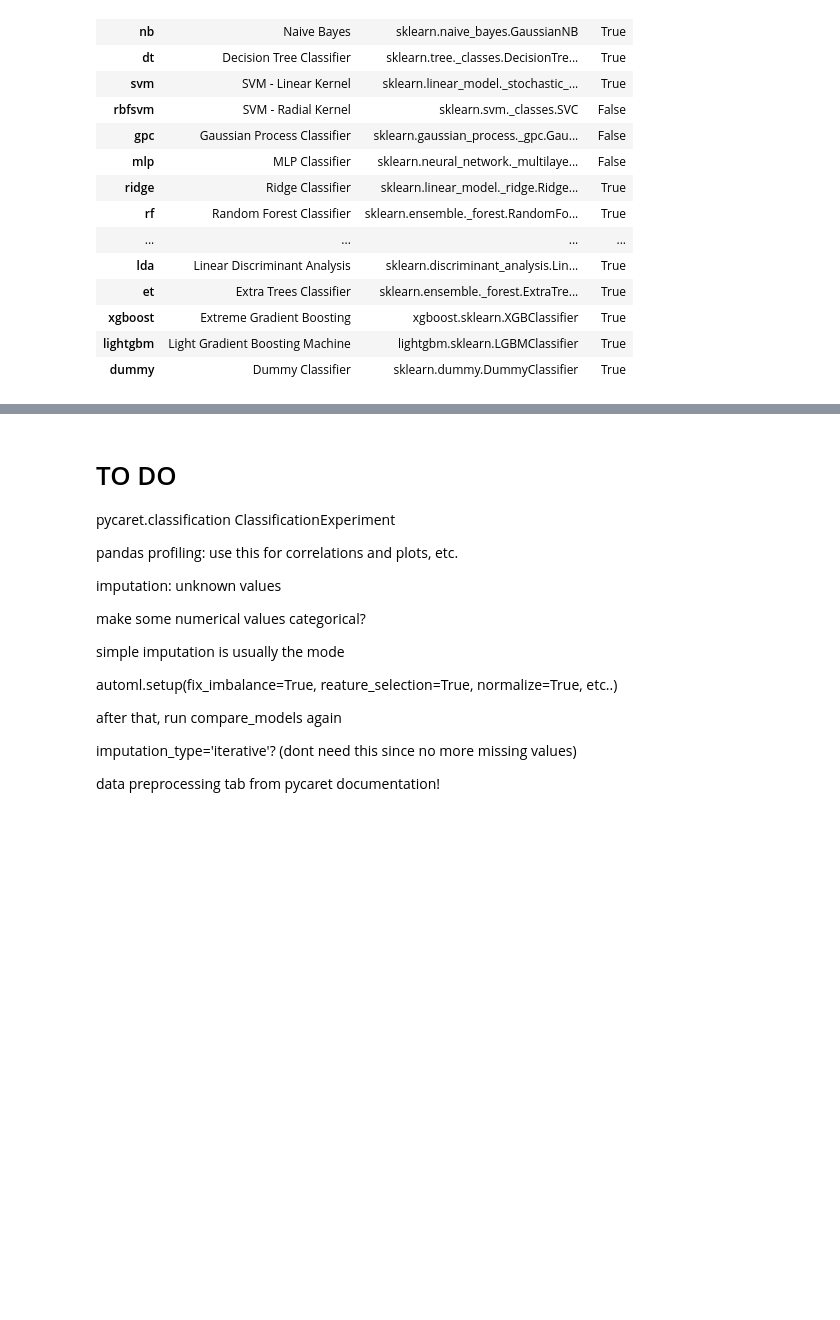
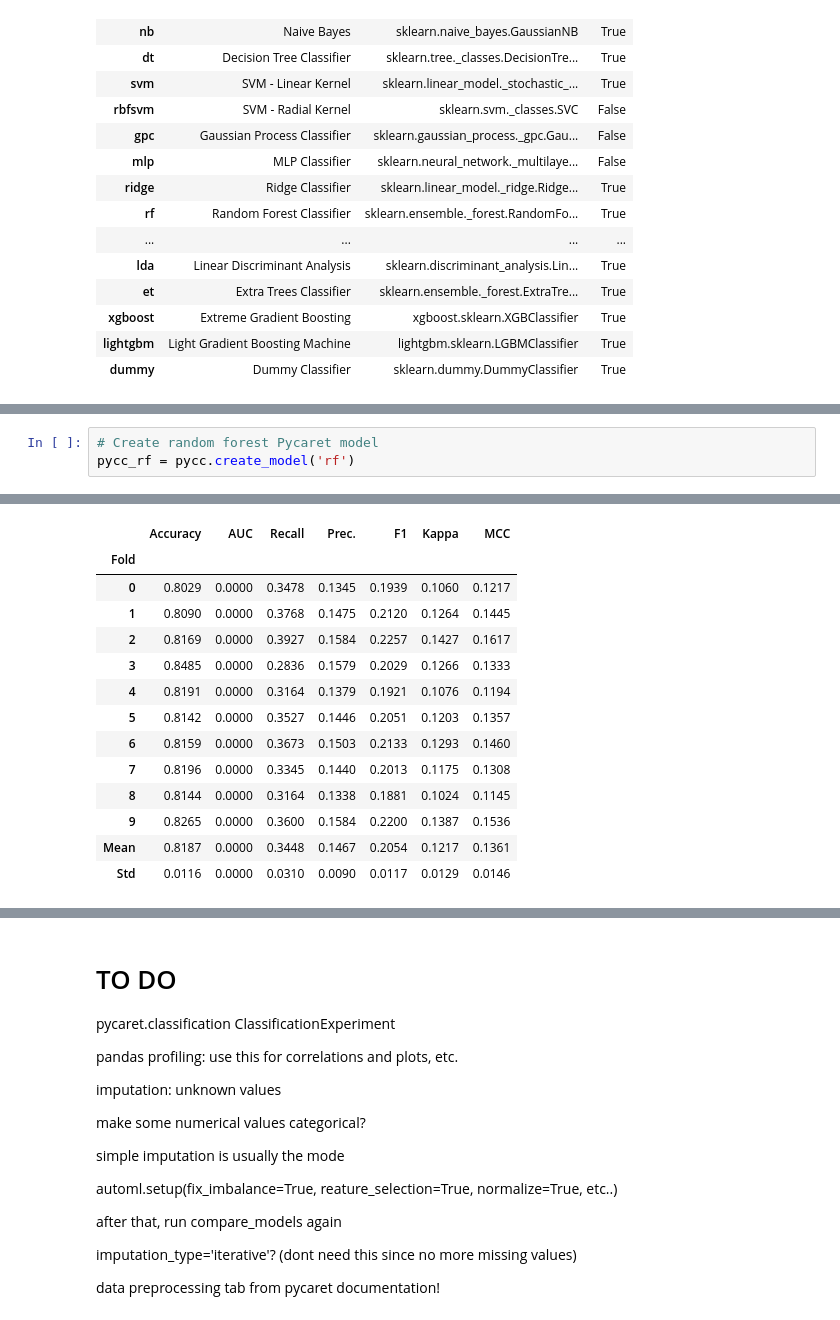
Before and after one commit to LonnyCox55/MSDS696_NHLExpectedGoalPrediction, a Jupyter notebook: main.ipynb, the cells around one changed output, grey strips where cells are left out. Drawn from its saved outputs; the diff is of its cells as text; blank space fills up the shorter version.

```diff
--- a/main.ipynb
+++ b/main.ipynb
@@ -553,0 +563,4 @@ pycc_top_model = pycc.compare_models()
+# %%
+# Create random forest Pycaret model
+pycc_rf = pycc.create_model('rf')
+# %% [output]
@@ -553,0 +568,14 @@ pycc_top_model = pycc.compare_models()
+|  | Accuracy | AUC | Recall | Prec. | F1 | Kappa | MCC |
+| Fold |  |  |  |  |  |  |  |
+| 0 | 0.8029 | 0.0000 | 0.3478 | 0.1345 | 0.1939 | 0.1060 | 0.1217 |
+| 1 | 0.8090 | 0.0000 | 0.3768 | 0.1475 | 0.2120 | 0.1264 | 0.1445 |
+| 2 | 0.8169 | 0.0000 | 0.3927 | 0.1584 | 0.2257 | 0.1427 | 0.1617 |
+| 3 | 0.8485 | 0.0000 | 0.2836 | 0.1579 | 0.2029 | 0.1266 | 0.1333 |
+| 4 | 0.8191 | 0.0000 | 0.3164 | 0.1379 | 0.1921 | 0.1076 | 0.1194 |
+| 5 | 0.8142 | 0.0000 | 0.3527 | 0.1446 | 0.2051 | 0.1203 | 0.1357 |
+| 6 | 0.8159 | 0.0000 | 0.3673 | 0.1503 | 0.2133 | 0.1293 | 0.1460 |
+| 7 | 0.8196 | 0.0000 | 0.3345 | 0.1440 | 0.2013 | 0.1175 | 0.1308 |
+| 8 | 0.8144 | 0.0000 | 0.3164 | 0.1338 | 0.1881 | 0.1024 | 0.1145 |
+| 9 | 0.8265 | 0.0000 | 0.3600 | 0.1584 | 0.2200 | 0.1387 | 0.1536 |
+| Mean | 0.8187 | 0.0000 | 0.3448 | 0.1467 | 0.2054 | 0.1217 | 0.1361 |
+| Std | 0.0116 | 0.0000 | 0.0310 | 0.0090 | 0.0117 | 0.0129 | 0.0146 |
```
Also changed, not shown: parts of 11 cells of this notebook.
